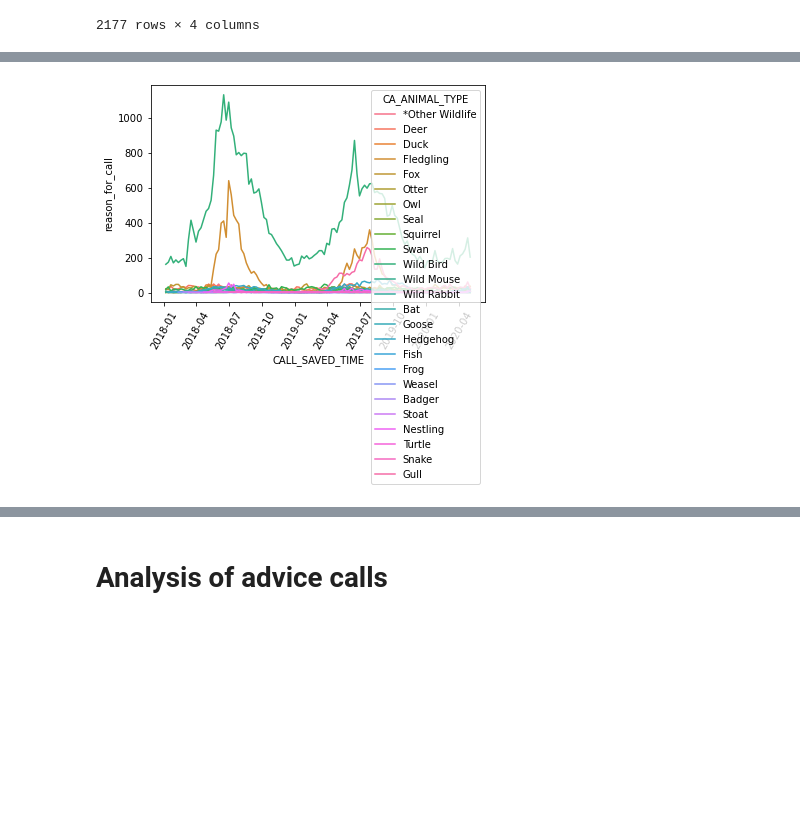
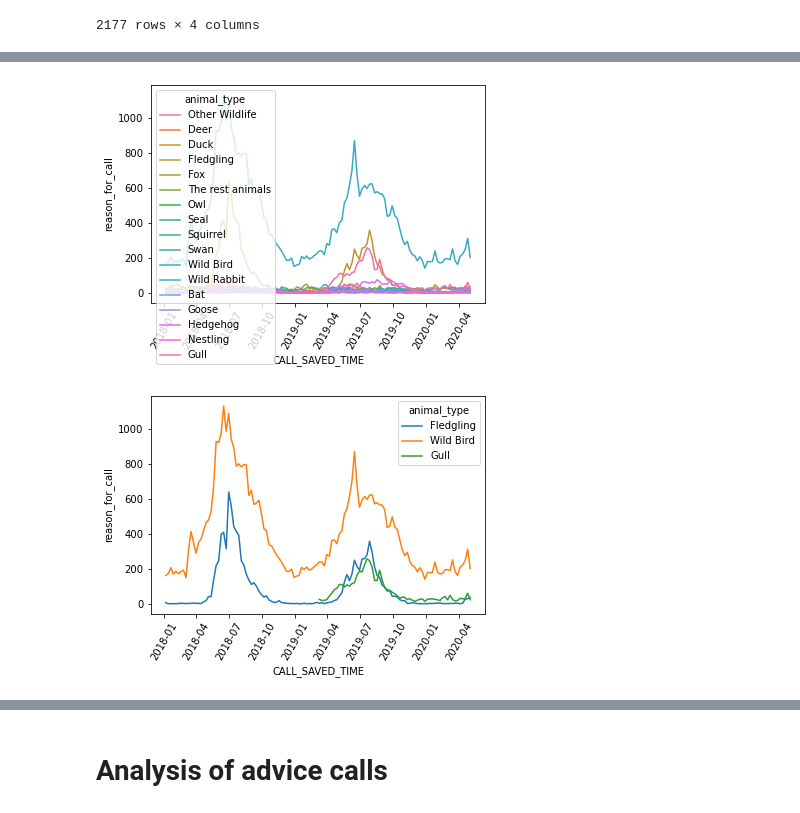
Before and after one commit to vpetrova13/final_project_VM, a Jupyter notebook: analysis_and_documentation/wildlife_analysis.ipynb, the cells around one changed output, grey strips where cells are left out. Saved outputs shown, nothing was run; the diff lists cells and outputs as text; code cells hidden in the pictures; blank space fills up the shorter version.

Commit message:
started time series modelling

```diff
--- a/analysis_and_documentation/wildlife_analysis.ipynb
+++ b/analysis_and_documentation/wildlife_analysis.ipynb
@@ -332,0 +329,3 @@ weekly_injuries_by_types
+# %%
+weekly_injuries_by_types= weekly_injuries_by_types.reset_index().copy()
+weekly_injuries_by_types
@@ -332,0 +374,22 @@ weekly_injuries_by_types
+# %%
+conditions = [
+    (weekly_injuries_by_types['CA_ANIMAL_TYPE']=='Fledgling'), (weekly_injuries_by_types['CA_ANIMAL_TYPE']=='Fox'),
+    (weekly_injuries_by_types['CA_ANIMAL_TYPE']=='Gull'),(weekly_injuries_by_types['CA_ANIMAL_TYPE']=='Swan'),
+    (weekly_injuries_by_types['CA_ANIMAL_TYPE']=='Hedgehog'), (weekly_injuries_by_types['CA_ANIMAL_TYPE']=='Deer'),
+    (weekly_injuries_by_types['CA_ANIMAL_TYPE']=='Duck'),(weekly_injuries_by_types['CA_ANIMAL_TYPE']=='Badger'),
+    (weekly_injuries_by_types['CA_ANIMAL_TYPE']=='Bat'),(weekly_injuries_by_types['CA_ANIMAL_TYPE']=='*Other Wildlife'),
+    (weekly_injuries_by_types['CA_ANIMAL_TYPE']=='Frog'),(weekly_injuries_by_types['CA_ANIMAL_TYPE']=='Goose'),
+    (weekly_injuries_by_types['CA_ANIMAL_TYPE']=='Nestling'),(weekly_injuries_by_types['CA_ANIMAL_TYPE']=='Otter'),
+    (weekly_injuries_by_types['CA_ANIMAL_TYPE']=='Owl'),(weekly_injuries_by_types['CA_ANIMAL_TYPE']=='Seal'),
+    (weekly_injuries_by_types['CA_ANIMAL_TYPE']=='Squirrel'),(weekly_injuries_by_types['CA_ANIMAL_TYPE']=='Weasel'),
+    (weekly_injuries_by_types['CA_ANIMAL_TYPE']=='Turtle'),(weekly_injuries_by_types['CA_ANIMAL_TYPE']=='Seal'),
+    (weekly_injuries_by_types['CA_ANIMAL_TYPE']=='Wild Mouse'),(weekly_injuries_by_types['CA_ANIMAL_TYPE']=='Wild Rabbit'),
+    (weekly_injuries_by_types['CA_ANIMAL_TYPE']=='Fish'),(weekly_injuries_by_types['CA_ANIMAL_TYPE']=='Rabbit'),
+    (weekly_injuries_by_types['CA_ANIMAL_TYPE']=='Snake'),(weekly_injuries_by_types['CA_ANIMAL_TYPE']=='Stoat'),
+    (weekly_injuries_by_types['CA_ANIMAL_TYPE']=='Wild Bird')
+]
+choices = ['Fledgling', 'Fox','Gull','Swan','Hedgehog','Deer','Duck','The rest animals','Bat','Other Wildlife','The rest animals','Goose','Nestling',
+          'The rest animals','Owl','Seal','Squirrel','The rest animals','The rest animals','The rest animals','The rest animals','Wild Rabbit','The rest animals','The rest animals','The rest animals','The rest animals',
+          'Wild Bird']
+# %%
+weekly_injuries_by_types['animal_type']=np.select(conditions,choices).copy()
@@ -333,5 +412,13 @@ weekly_injuries_by_types
+# %%
+sns.lineplot(x="CALL_SAVED_TIME", y="reason_for_call", hue='animal_type',data=weekly_injuries_by_types)
+plt.xticks(rotation=60);
+#better but still cannot see small numbers - requires separation
+# %% [output]
+[figure, added]
+# %%
+weekly_high = weekly_injuries_by_types[weekly_injuries_by_types['animal_type'].isin(['Wild Bird','Gull','Fledgling'])]
 # %%
-sns.lineplot(x="CALL_SAVED_TIME", y="reason_for_call", hue='CA_ANIMAL_TYPE',data=weekly_injuries_by_types)
+sns.lineplot(x="CALL_SAVED_TIME", y="reason_for_call", hue='animal_type',data=weekly_high)
 plt.xticks(rotation=60);
 # %% [output]
-[figure, old version]
+[figure, new version]
```
Also changed, not shown: parts of 17 cells of this notebook, 1 other file.
